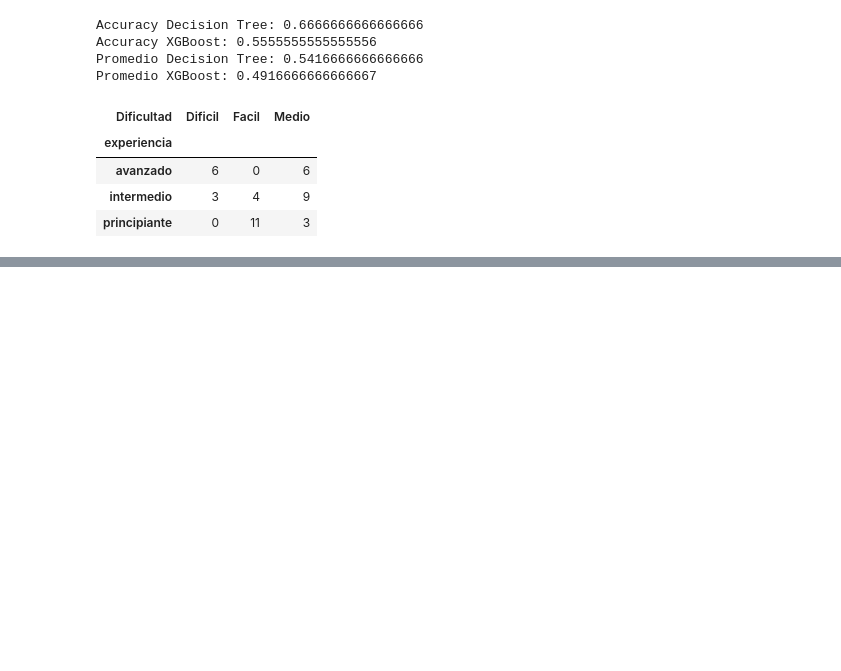
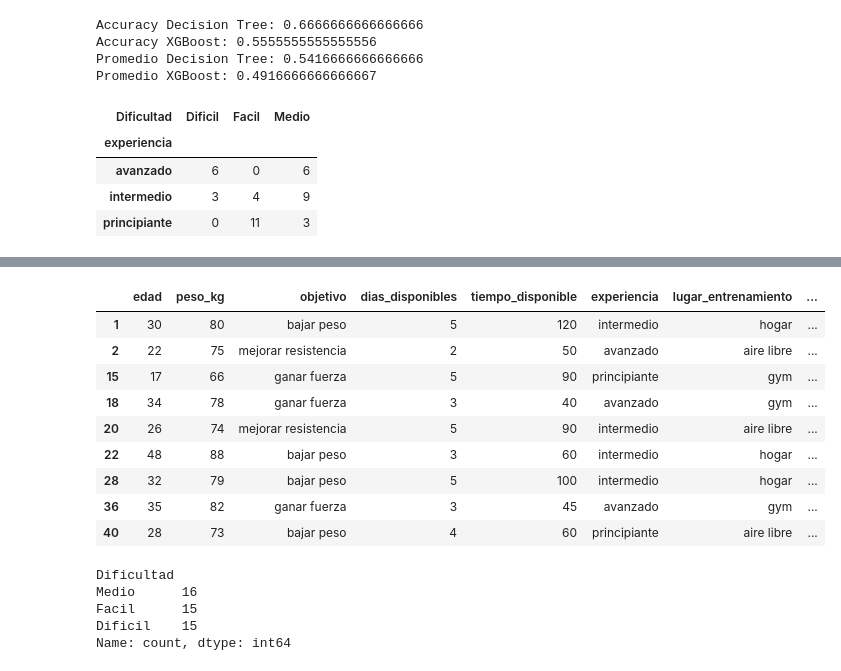
Before and after one commit to luci-o/LIFE-FIT, a Jupyter notebook: IA/index.ipynb, the cells around one changed output, grey strips where cells are left out. Saved outputs shown, nothing was run; the diff lists cells and outputs as text; code cells hidden in the pictures; blank space fills up the shorter version.

Commit message:
Mejora balance del dataset y validacion del modelo XGBoost

```diff
--- a/IA/index.ipynb
+++ b/IA/index.ipynb
@@ -32,7 +32,7 @@ usuarios_df.shape
 # %% [output]
 (3, 3)
 # %%
-usuarios_df["dias_disponibles"]= ["3", "5", "2"]
+usuarios_df["dias_disponibles"] = [3, 5, 2]
 # %%
 usuarios_df
 # %% [output]
@@ -41,7 +41,7 @@ usuarios_df
 | 1 | 30 | 80 | bajar peso | 5 |
 | 2 | 22 | 75 | mejorar resistencia | 2 |
 # %%
-usuarios_df["tiempo_disponible"] = ["30", "120", "50"]
+usuarios_df["tiempo_disponible"] = [30, 120, 50]
 # %%
 usuarios_df["experiencia"] = ["principiante", "intermedio", "avanzado"]
 # %%
@@ -9280,0 +9669,17 @@ TypeError: agg function failed [how->mean,dtype->object]
+# %%
+usuarios_df["Dificultad_regla"] = usuarios_df.apply(
+    calcular_dificultad_regla,
+    axis=1
+)
+
+print(
+    usuarios_df["Dificultad_regla"].value_counts()
+)
+
+print(
+    "Cambios:",
+    (
+        usuarios_df["Dificultad"]
+        != usuarios_df["Dificultad_regla"]
+    ).sum()
+)
@@ -9280,0 +9746,47 @@ TypeError: agg function failed [how->mean,dtype->object]
+# %%
+casos_conflictivos = usuarios_df[
+    usuarios_df["Dificultad"]
+    != usuarios_df["Dificultad_regla"]
+][[
+    "edad",
+    "peso_kg",
+    "objetivo",
+    "dias_disponibles",
+    "tiempo_disponible",
+    "experiencia",
+    "lugar_entrenamiento",
+    "lesiones",
+    "Dificultad",
+    "Dificultad_regla"
+]]
+
+casos_conflictivos
+# %% [output]
+|  | edad | peso_kg | objetivo | dias_disponibles | tiempo_disponible | experiencia | lugar_entrenamiento | ... |
+| 1 | 30 | 80 | bajar peso | 5 | 120 | intermedio | hogar | ... |
+| 2 | 22 | 75 | mejorar resistencia | 2 | 50 | avanzado | aire libre | ... |
+| 15 | 17 | 66 | ganar fuerza | 5 | 90 | principiante | gym | ... |
+| 18 | 34 | 78 | ganar fuerza | 3 | 40 | avanzado | gym | ... |
+| 20 | 26 | 74 | mejorar resistencia | 5 | 90 | intermedio | aire libre | ... |
+| 22 | 48 | 88 | bajar peso | 3 | 60 | intermedio | hogar | ... |
+| 28 | 32 | 79 | bajar peso | 5 | 100 | intermedio | hogar | ... |
+| 36 | 35 | 82 | ganar fuerza | 3 | 45 | avanzado | gym | ... |
+| 40 | 28 | 73 | bajar peso | 4 | 60 | principiante | aire libre | ... |
+# %%
+usuarios_df["Dificultad_original"] = usuarios_df[
+    "Dificultad"
+].copy()
+
+usuarios_df["Dificultad"] = usuarios_df[
+    "Dificultad_regla"
+].copy()
+
+print(
+    usuarios_df["Dificultad"].value_counts()
+)
+# %% [output]
+Dificultad
+Medio      16
+Facil      15
+Dificil    15
+Name: count, dtype: int64
```
Also changed, not shown: parts of 64 cells of this notebook.
